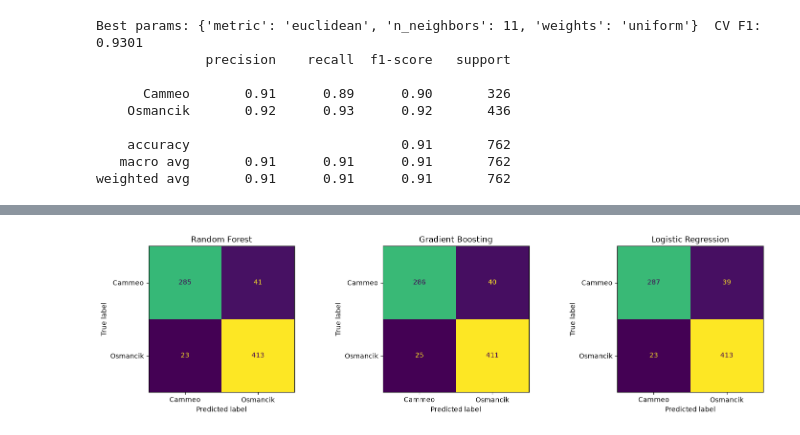
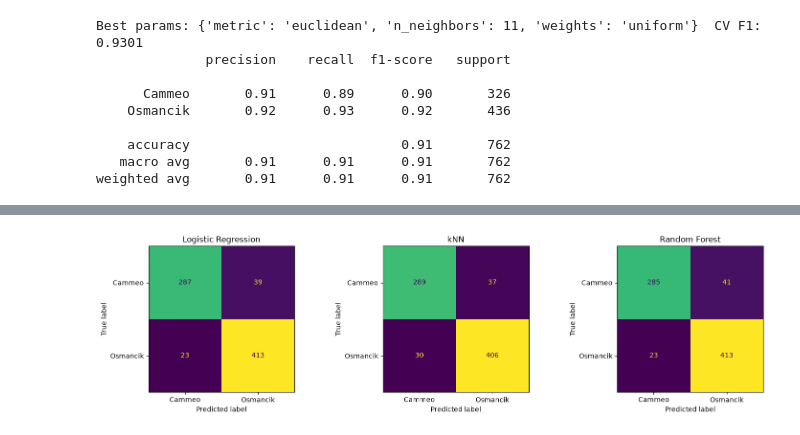
Before and after one commit to Theking2333-o/f20dl-rice-classification, a Jupyter notebook: notebooks/03_baseline_models.ipynb, the cells around one changed output, grey strips where cells are left out. Drawn from its saved outputs; the diff is of its cells as text; code cells hidden in the pictures.

```diff
--- a/notebooks/03_baseline_models.ipynb
+++ b/notebooks/03_baseline_models.ipynb
@@ -97,5 +34,5 @@ weighted avg       0.90      0.90      0.89       762
 # %%
-param_grid_lr = {'C': [0.01, 0.1, 1, 10, 100], 'solver': ['lbfgs', 'liblinear'], 'penalty': ['l2']}
+param_grid_lr = {'C': [0.01, 0.1, 1, 10, 100], 'solver': ['lbfgs', 'liblinear']}
 gs_lr = GridSearchCV(LogisticRegression(max_iter=2000, random_state=42), param_grid_lr, cv=CV, scoring='f1_weighted', n_jobs=-1)
 gs_lr.fit(X_train_sc, y_train)
 lr = gs_lr.best_estimator_
@@ -124,15 +58,0 @@ weighted avg       0.92      0.92      0.92       762
-# %%
-param_grid_perc = {'alpha': [0.0001, 0.001, 0.01, 0.1], 'max_iter': [500, 1000, 2000], 'tol': [1e-4, 1e-3]}
-gs_perc = GridSearchCV(Perceptron(random_state=42), param_grid_perc, cv=CV, scoring='f1_weighted', n_jobs=-1)
-gs_perc.fit(X_train_sc, y_train)
-perc = gs_perc.best_estimator_
-print(f"Best params: {gs_perc.best_params_}  CV F1: {gs_perc.best_score_:.4f}")
-
-y_pred_perc = perc.predict(X_test_sc)
-results['Perceptron'] = {
-    'Accuracy':  accuracy_score(y_test, y_pred_perc),
-    'Precision': precision_score(y_test, y_pred_perc, average='weighted', zero_division=0),
-    'Recall':    recall_score(y_test, y_pred_perc, average='weighted', zero_division=0),
-    'F1':        f1_score(y_test, y_pred_perc, average='weighted', zero_division=0),
-}
-print(classification_report(y_test, y_pred_perc, target_names=CLASS_NAMES, zero_division=0))
@@ -180,7 +90,7 @@ param_grid_rf = {'n_estimators': [100, 200], 'max_depth': [None, 10, 20], 'min_s
 gs_rf = GridSearchCV(RandomForestClassifier(random_state=42), param_grid_rf, cv=CV, scoring='f1_weighted', n_jobs=-1)
 gs_rf.fit(X_train, y_train)
 rf = gs_rf.best_estimator_
-print(f"Random Forest best params: {gs_rf.best_params_}  CV F1: {gs_rf.best_score_:.4f}")
+print(f"Best params: {gs_rf.best_params_}  CV F1: {gs_rf.best_score_:.4f}")
 
 y_pred_rf = rf.predict(X_test)
 results['Random Forest'] = {
@@ -190,19 +100,4 @@ results['Random Forest'] = {
     'F1':        f1_score(y_test, y_pred_rf, average='weighted'),
 }
 print(classification_report(y_test, y_pred_rf, target_names=CLASS_NAMES))
-
-param_grid_gb = {'n_estimators': [100, 200], 'learning_rate': [0.05, 0.1, 0.2], 'max_depth': [3, 5], 'subsample': [0.8, 1.0]}
-gs_gb = GridSearchCV(GradientBoostingClassifier(random_state=42), param_grid_gb, cv=CV, scoring='f1_weighted', n_jobs=-1)
-gs_gb.fit(X_train, y_train)
-gb = gs_gb.best_estimator_
-print(f"Gradient Boosting best params: {gs_gb.best_params_}  CV F1: {gs_gb.best_score_:.4f}")
-
-y_pred_gb = gb.predict(X_test)
-results['Gradient Boosting'] = {
-    'Accuracy':  accuracy_score(y_test, y_pred_gb),
-    'Precision': precision_score(y_test, y_pred_gb, average='weighted'),
-    'Recall':    recall_score(y_test, y_pred_gb, average='weighted'),
-    'F1':        f1_score(y_test, y_pred_gb, average='weighted'),
-}
-print(classification_report(y_test, y_pred_gb, target_names=CLASS_NAMES))
 # %% [output]
@@ -255,15 +136,15 @@ Naive Bayes            0.8950     0.8953  0.8950  0.8945
 # %%
-# Confusion matrices for top 3 models
+# Confusion matrices for all 3 models
 fig, axes = plt.subplots(1, 3, figsize=(15, 4))
 for ax, (name, preds) in zip(axes, [
+    ('Logistic Regression', y_pred_lr),
+    ('kNN', y_pred_knn),
     ('Random Forest', y_pred_rf),
-    ('Gradient Boosting', y_pred_gb),
-    ('Logistic Regression', y_pred_lr),
 ]):
     ConfusionMatrixDisplay.from_predictions(y_test, preds, display_labels=CLASS_NAMES, ax=ax, colorbar=False)
     ax.set_title(name)
 plt.tight_layout()
 plt.savefig('../results/confusion_matrices.png', dpi=100)
 plt.show()
 # %% [output]
-[figure, old version]
+[figure, new version]
```
Also changed, not shown: parts of 14 cells of this notebook, 6 other files.
